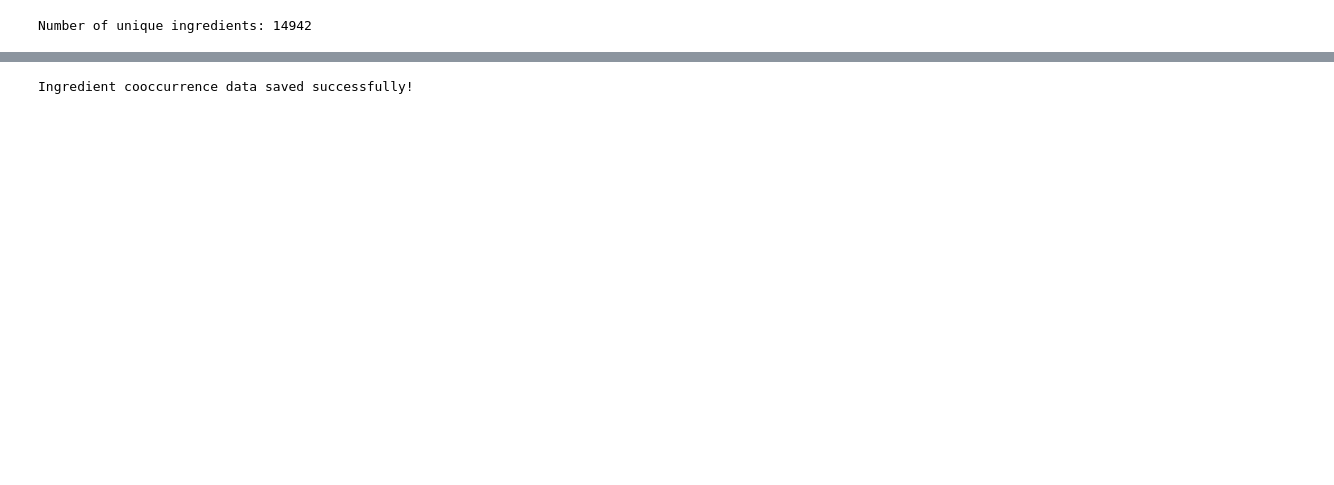
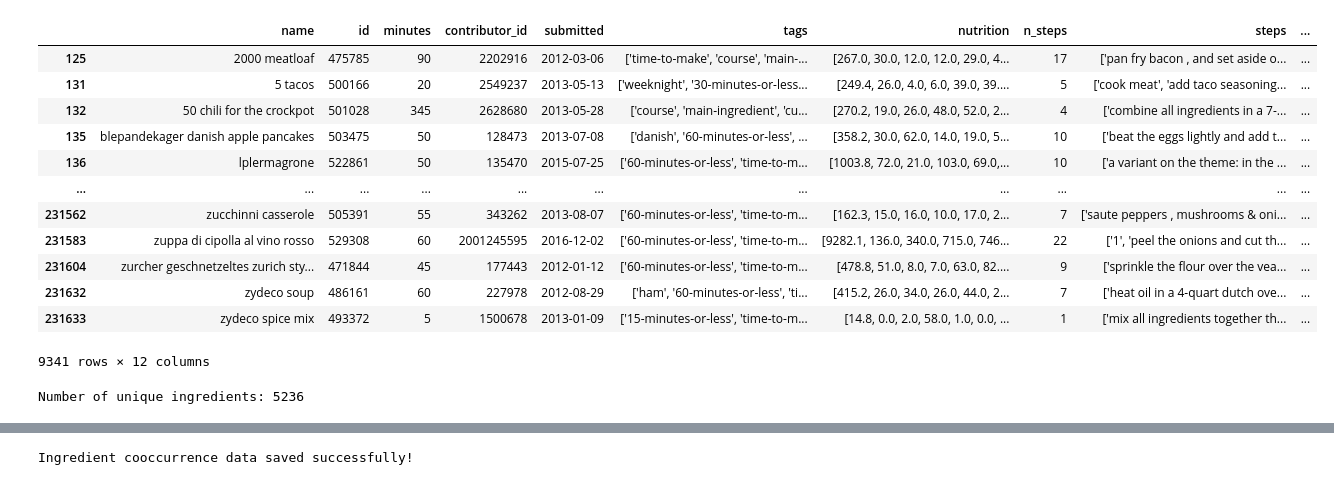
Before and after one commit to annanasz/NS_Group_Project, a Jupyter notebook: ingredients_graph_generation.ipynb, the cells around one changed output, grey strips where cells are left out. Saved outputs shown, nothing was run; the diff lists cells and outputs as text; code cells hidden in the pictures; blank space fills up the shorter version.

```diff
--- a/ingredients_graph_generation.ipynb
+++ b/ingredients_graph_generation.ipynb
@@ -15,7 +20,20 @@ recipes_df = recipes_df[recipes_df['ingredients'].apply(len) >= 6]
+# %%
+recipes_df
+# %% [output]
+|  | name | id | minutes | contributor_id | submitted | tags | nutrition | n_steps | steps | ... |
+| 125 | 2000 meatloaf | 475785 | 90 | 2202916 | 2012-03-06 | ['time-to-make', 'course', 'main-... | [267.0, 30.0, 12.0, 12.0, 29.0, 4... | 17 | ['pan fry bacon , and set aside o... | ... |
+| 131 | 5 tacos | 500166 | 20 | 2549237 | 2013-05-13 | ['weeknight', '30-minutes-or-less... | [249.4, 26.0, 4.0, 6.0, 39.0, 39.... | 5 | ['cook meat', 'add taco seasoning... | ... |
+| 132 | 50 chili for the crockpot | 501028 | 345 | 2628680 | 2013-05-28 | ['course', 'main-ingredient', 'cu... | [270.2, 19.0, 26.0, 48.0, 52.0, 2... | 4 | ['combine all ingredients in a 7-... | ... |
+| 135 | blepandekager danish apple pancakes | 503475 | 50 | 128473 | 2013-07-08 | ['danish', '60-minutes-or-less', ... | [358.2, 30.0, 62.0, 14.0, 19.0, 5... | 10 | ['beat the eggs lightly and add t... | ... |
+| 136 | lplermagrone | 522861 | 50 | 135470 | 2015-07-25 | ['60-minutes-or-less', 'time-to-m... | [1003.8, 72.0, 21.0, 103.0, 69.0,... | 10 | ['a variant on the theme: in the ... | ... |
+| ... | ... | ... | ... | ... | ... | ... | ... | ... | ... | ... |
+| 231562 | zucchinni casserole | 505391 | 55 | 343262 | 2013-08-07 | ['60-minutes-or-less', 'time-to-m... | [162.3, 15.0, 16.0, 10.0, 17.0, 2... | 7 | ['saute peppers , mushrooms & oni... | ... |
+| 231583 | zuppa di cipolla al vino rosso | 529308 | 60 | 2001245595 | 2016-12-02 | ['60-minutes-or-less', 'time-to-m... | [9282.1, 136.0, 340.0, 715.0, 746... | 22 | ['1', 'peel the onions and cut th... | ... |
+| 231604 | zurcher geschnetzeltes zurich sty... | 471844 | 45 | 177443 | 2012-01-12 | ['60-minutes-or-less', 'time-to-m... | [478.8, 51.0, 8.0, 7.0, 63.0, 82.... | 9 | ['sprinkle the flour over the vea... | ... |
+| 231632 | zydeco soup | 486161 | 60 | 227978 | 2012-08-29 | ['ham', '60-minutes-or-less', 'ti... | [415.2, 26.0, 34.0, 26.0, 44.0, 2... | 7 | ['heat oil in a 4-quart dutch ove... | ... |
+| 231633 | zydeco spice mix | 493372 | 5 | 1500678 | 2013-01-09 | ['15-minutes-or-less', 'time-to-m... | [14.8, 0.0, 2.0, 58.0, 1.0, 0.0, ... | 1 | ['mix all ingredients together th... | ... |
+9341 rows × 12 columns
 # %%
-import ast
-recipes_df['ingredients'] = recipes_df['ingredients'].apply(ast.literal_eval)
-
 unique_ingredients = set()
 for ingredients_list in recipes_df['ingredients']:
     unique_ingredients.update(ingredients_list)
@@ -24,7 +42,7 @@ num_unique_ingredients = len(unique_ingredients)
 
 print(f'Number of unique ingredients: {num_unique_ingredients}')
 # %% [output]
-Number of unique ingredients: 14942
+Number of unique ingredients: 5236
 # %%
 pip install openpyxl
 # %% [output]
```
Also changed, not shown: parts of 7 cells of this notebook, 2 other files.
